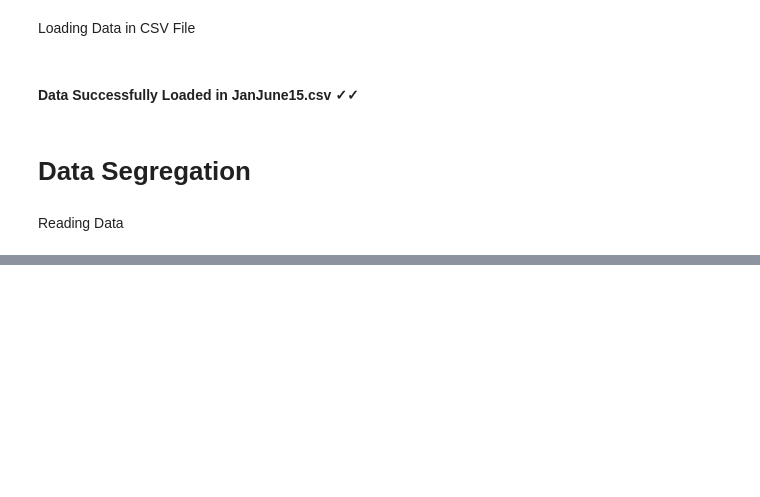
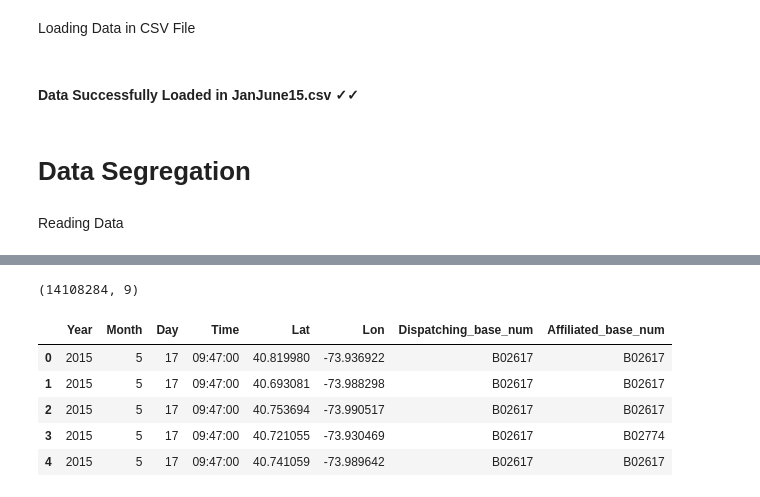
Before and after one commit to Infindev7/Uber-Data-Analysis, a Jupyter notebook: JanJuneFix.ipynb, the cells around one changed output, grey strips where cells are left out. Drawn from its saved outputs; the diff is of its cells as text; code cells hidden in the pictures; blank space fills up the shorter version.

```diff
--- a/JanJuneFix.ipynb
+++ b/JanJuneFix.ipynb
@@ -199,0 +252,15 @@ df.head()
+# %%
+df.shape
+# %% [output]
+(14108284, 9)
+# %%
+df.drop(columns='Unnamed: 0', inplace=True)
+# %%
+df.head()
+# %% [output]
+|  | Year | Month | Day | Time | Lat | Lon | Dispatching_base_num | Affiliated_base_num |
+| 0 | 2015 | 5 | 17 | 09:47:00 | 40.819980 | -73.936922 | B02617 | B02617 |
+| 1 | 2015 | 5 | 17 | 09:47:00 | 40.693081 | -73.988298 | B02617 | B02617 |
+| 2 | 2015 | 5 | 17 | 09:47:00 | 40.753694 | -73.990517 | B02617 | B02617 |
+| 3 | 2015 | 5 | 17 | 09:47:00 | 40.721055 | -73.930469 | B02617 | B02774 |
+| 4 | 2015 | 5 | 17 | 09:47:00 | 40.741059 | -73.989642 | B02617 | B02617 |
```
Also changed, not shown: parts of 8 cells of this notebook, 1 other file.
